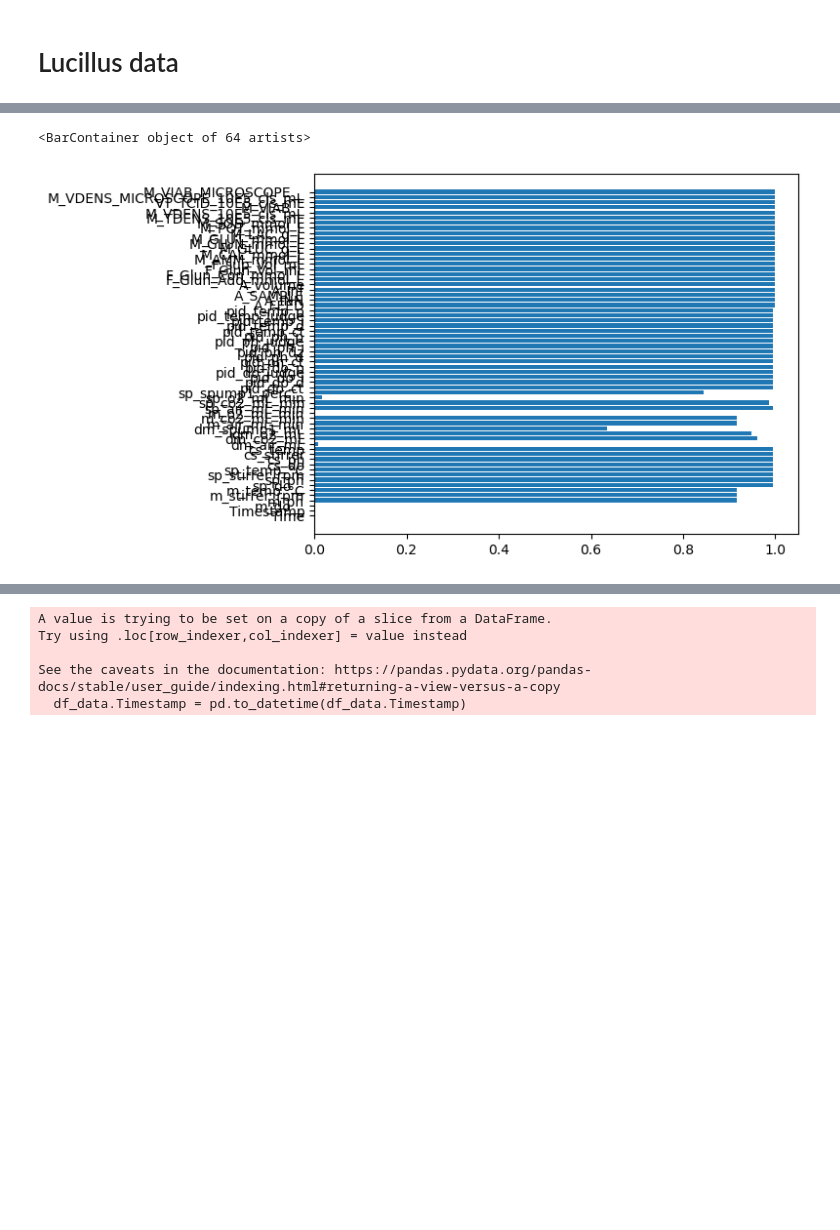
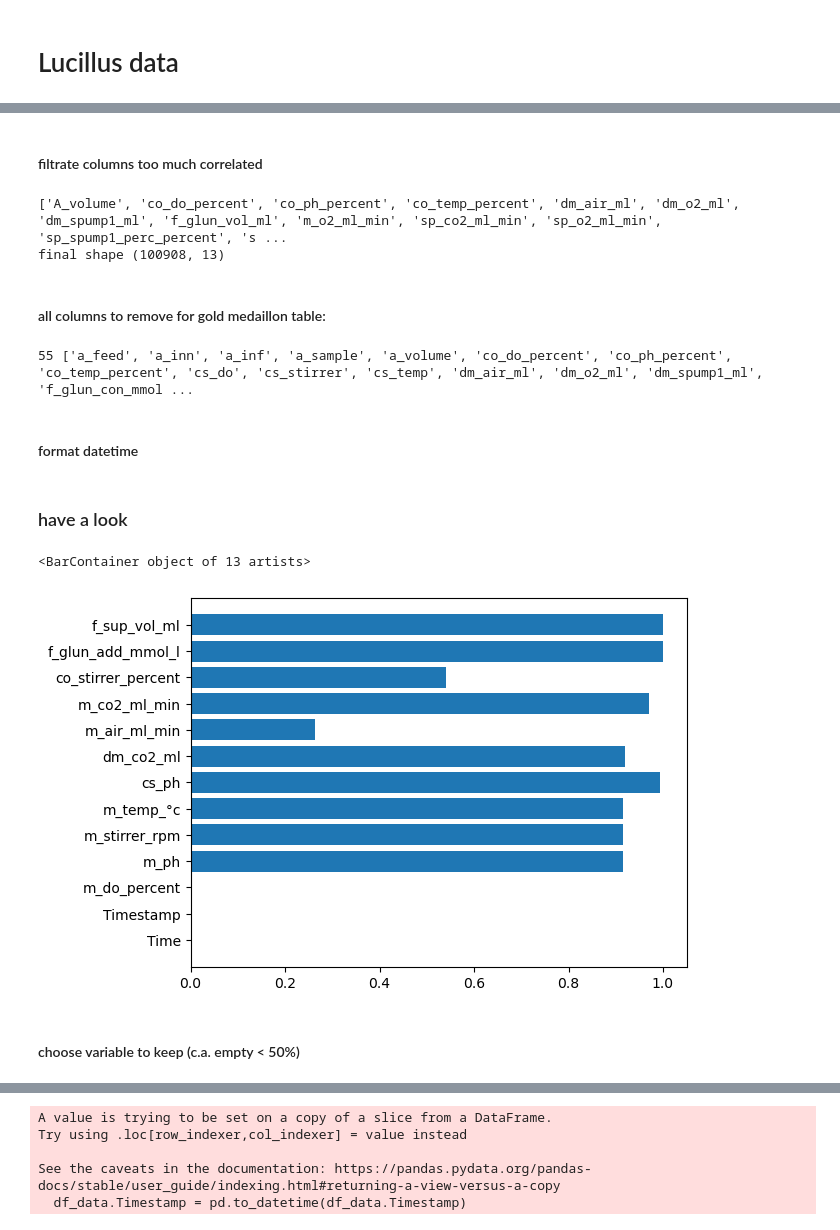
Before and after one commit to RCaz33/DataBricks_Hackathon, a Jupyter notebook: 00_EDA.ipynb, the cells around one changed output, grey strips where cells are left out. Drawn from its saved outputs; the diff is of its cells as text; code cells hidden in the pictures; blank space fills up the shorter version.

```diff
--- a/00_EDA.ipynb
+++ b/00_EDA.ipynb
@@ -95,4 +174,4 @@ Index(['Time_Stamp', 'Biomass', 'Capacitance', 'Conductivity',
 # %% [markdown]
 # Lucillus data
 # %%
-new_columns = [f"{a}_{b}" if str(b).lower() != 'nan' else a for a, b in zip(data['Lucullus Data'].columns, data['Lucullus Data'].iloc[0,:])]
+new_columns = [f"{a}_{b}".strip().lower() if str(b).lower() != 'nan' else a for a, b in zip(data['Lucullus Data'].columns, data['Lucullus Data'].iloc[0,:])]
@@ -116,0 +283,11 @@ Length: 64, dtype: object
+# %%
+filter_out = list(offline) + list(metadata.keys())
+print("shape before ",df_data.shape)
+df_filtered = df_data.loc[:,~df_data.columns.isin(filter_out)]
+print("shape after ",df_filtered.shape)
+
+for col in df_filtered.columns:
+    try:
+        df_filtered[col] = df_filtered.loc[:,col].astype(float)
+    except Exception as e :
+        print(col,"can't be numeric",e)
@@ -117,7 +320,49 @@ Length: 64, dtype: object
+# %% [markdown]
+#### filtrate columns too much correlated
+# %%
+corr_df = df_filtered.iloc[:,2:].corr()
+threshold = 0.6
+cols_to_drop = set()
+cols = corr_df.columns
+
+for i in range(len(cols)):
+    for j in range(i + 1, len(cols)):
+        col1 = cols[i]
+        col2 = cols[j]
+        if pd.isna(corr_df.loc[col1, col2]):
+            continue
+        if abs(corr_df.loc[col1, col2]) > threshold:
+                # keep the column with max numb of values
+                if df_filtered[col1].isna().sum() < df_filtered[col2].isna().sum():
+                    # drop if not already present
+                    if col1 not in cols_to_drop:
+                        cols_to_drop.add(col2)
+                else:
+                     cols_to_drop.add(col2)
+
+print(sorted(list(cols_to_drop)))
+final_df = df_filtered.loc[:,~df_filtered.columns.isin(cols_to_drop)]
+print("final shape", final_df.shape)
+# %% [output]
+['A_volume', 'co_do_percent', 'co_ph_percent', 'co_temp_percent', 'dm_air_ml', 'dm_o2_ml', 'dm_spump1_ml', 'f_glun_vol_ml', 'm_o2_ml_min', 'sp_co2_ml_min', 'sp_o2_ml_min', 'sp_spump1_perc_percent', 's ...
+final shape (100908, 13)
+# %% [markdown]
+#### all columns to remove for gold medaillon table:
+# %%
+drop = sorted(list(cols_to_drop)+list(offline)+list(metadata.keys()))
+print(len(drop), list(map(lambda s: s.lower(), drop)))
+# %% [output]
+55 ['a_feed', 'a_inn', 'a_inf', 'a_sample', 'a_volume', 'co_do_percent', 'co_ph_percent', 'co_temp_percent', 'cs_do', 'cs_stirrer', 'cs_temp', 'dm_air_ml', 'dm_o2_ml', 'dm_spump1_ml', 'f_glun_con_mmol ...
+# %% [markdown]
+#### format datetime
 # %%
-df_data.loc[:,"Timestamp"] = pd.to_datetime(df_data.copy().Timestamp)
+final_df.loc[:,"Timestamp"] = pd.to_datetime(final_df.copy().Timestamp)
+# %% [markdown]
+### have a look
 # %%
-plt.barh(width = df_data.isnull().sum()/df_data.shape[0], y=df_data.columns)
+plt.barh(width = final_df.isnull().sum()/final_df.shape[0], y=final_df.columns)
 # %% [output]
-<BarContainer object of 64 artists>
+<BarContainer object of 13 artists>
-[figure, old version]
+[figure, new version]
+# %% [markdown]
+#### choose variable to keep (c.a. empty < 50%)
```
Also changed, not shown: parts of 33 cells of this notebook.
